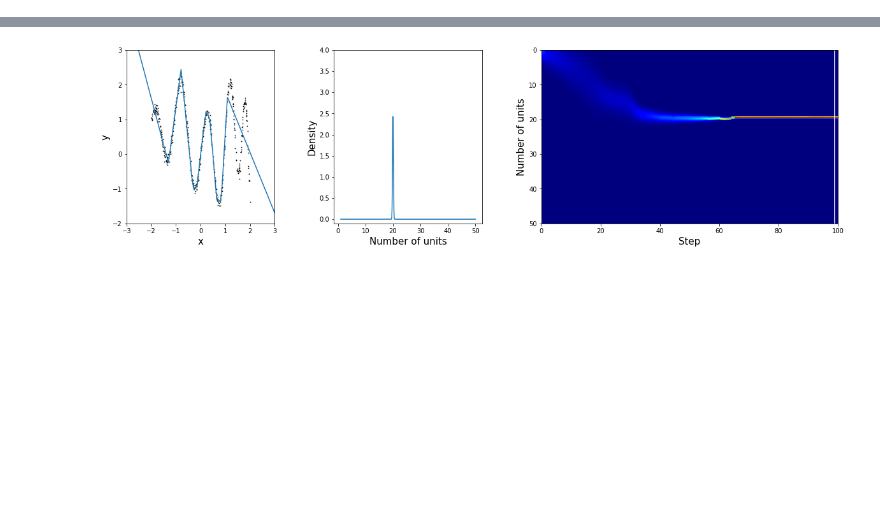
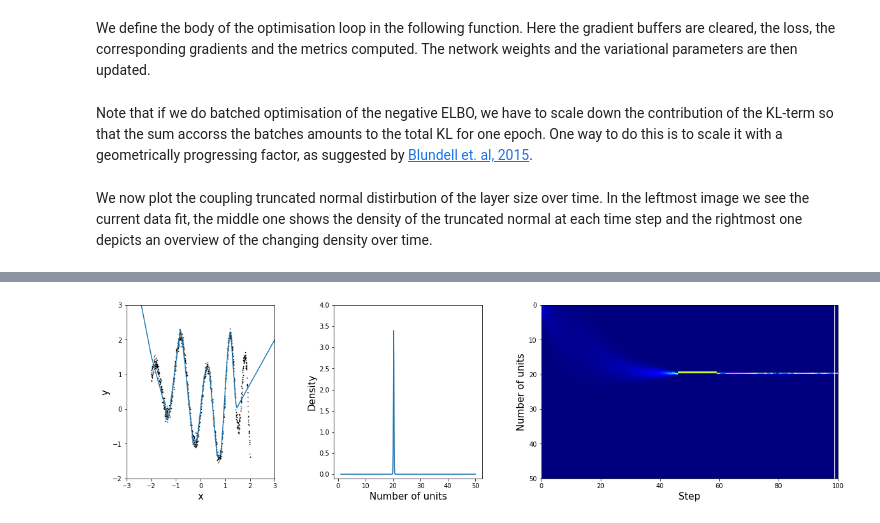
Before and after one commit to gdikov/bayesian-architecture-learning, a Jupyter notebook: examples/layer_size_toy.ipynb, the cells around one changed output, grey strips where cells are left out. Drawn from its saved outputs; the diff is of its cells as text; code cells hidden in the pictures; blank space fills up the shorter version.

```diff
--- a/examples/layer_size_toy.ipynb
+++ b/examples/layer_size_toy.ipynb
@@ -62,3 +96,5 @@ def geometric_discount(n, i):
+# %% [markdown]
+We define the body of the optimisation loop in the following function. Here the gradient buffers are cleared, the loss, the corresponding gradients and the metrics computed. The network weights and the variational parameters are then updated.
 # %%
 def run_step(xs_t, ys_t, opt, net, kl_scale=1.0):
     opt.zero_grad()
@@ -74,12 +109,5 @@ def run_step(xs_t, ys_t, opt, net, kl_scale=1.0):
         "layer_scale": float(nn.functional.softplus(net.ada1.var_spi_scale.detach()).numpy())
     }
     return stats
-# %%
-domain = (-2.0, 2.0)
-xs, ys = data.generate_1d_regression(
-    n_points=500,
-    domain=domain,
-    noise_std=0.1,
-    seed=7
-)
-xs_test = np.linspace(-4.0, 4.0, 500).reshape(-1, 1)
+# %% [markdown]
+Note that if we do batched optimisation of the negative ELBO, we have to scale down the contribution of the KL-term so that the sum accorss the batches amounts to the total KL for one epoch. One way to do this is to scale it with a geometrically progressing factor, as suggested by [Blundell et. al, 2015](https://arxiv.org/pdf/1505.05424.pdf).
@@ -86,22 +117,27 @@ xs_test = np.linspace(-4.0, 4.0, 500).reshape(-1, 1)
 # %%
 MAX_SIZE = 50
-xs_t = torch.as_tensor(xs, dtype=torch.float32)
-ys_t = torch.as_tensor(ys, dtype=torch.float32)
-xs_test_t = torch.as_tensor(xs_test, dtype=torch.float32)
+PRIOR_LOC = 1
+PRIOR_SCALE = 3
+
 net = AdaptiveNet(
     in_features=1,
     h_size=MAX_SIZE,
-    out_features=1
+    out_features=1,
+    prior_loc=PRIOR_LOC,
+    prior_scale=PRIOR_SCALE,
+    likelihood_noise_std=noise_std
 )
-opt = optim.Adam(net.parameters(), lr=4e-3)
+
+opt = optim.Adam(net.parameters(), lr=3e-3)
 # %%
-n_epochs = 30000
-batch_size = 500
-pbar = tqdm.tqdm(range(n_epochs))
+N_EPOCHS = 30000
+BATCH_SIZE = 500
+
+pbar = tqdm.tqdm(range(N_EPOCHS))
 train_history = {"layer_loc": [], "layer_scale": [], "preds": []}
 for i in pbar:
-    for j, (x_t, y_t) in enumerate(data.batch_generator(xs_t, ys_t, batch_size, shuffle=True)):
-        kl_scale = geometric_discount(len(xs_t) // batch_size, j+1)
+    for j, (x_t, y_t) in enumerate(data.batch_generator(xs_t, ys_t, BATCH_SIZE, shuffle=True)):
+        kl_scale = geometric_discount(len(xs_t) // BATCH_SIZE, j+1)
         stats = run_step(x_t, y_t, opt, net, kl_scale)
     if i % 300 == 0:
         pbar.set_description_str(
@@ -115,15 +151,17 @@ for i in pbar:
 
 for k, v in train_history.items():
     train_history[k] = np.asarray(v)
+# %% [markdown]
+We now plot the coupling truncated normal distirbution of the layer size over time. In the leftmost image we see the current data fit, the middle one shows the density of the truncated normal at each time step and the rightmost one depicts an overview of the changing density over time.
 # %%
-ani = animate_layer(
+ani = animate_adaptive_layer(
     data=(xs, ys),
     predictions=(xs_test, train_history["preds"]),
     layer_stats=(train_history["layer_loc"], train_history["layer_scale"]),
     max_size=MAX_SIZE,
-    output_path="../animation"
+    output_path="../layer_size_growing.mp4"
 )
 HTML(ani.to_html5_video())
 # %% [output]
 [interactive output not drawn]
-[figure, old version]
+[figure, new version]
```
Also changed, not shown: parts of 8 cells of this notebook.
